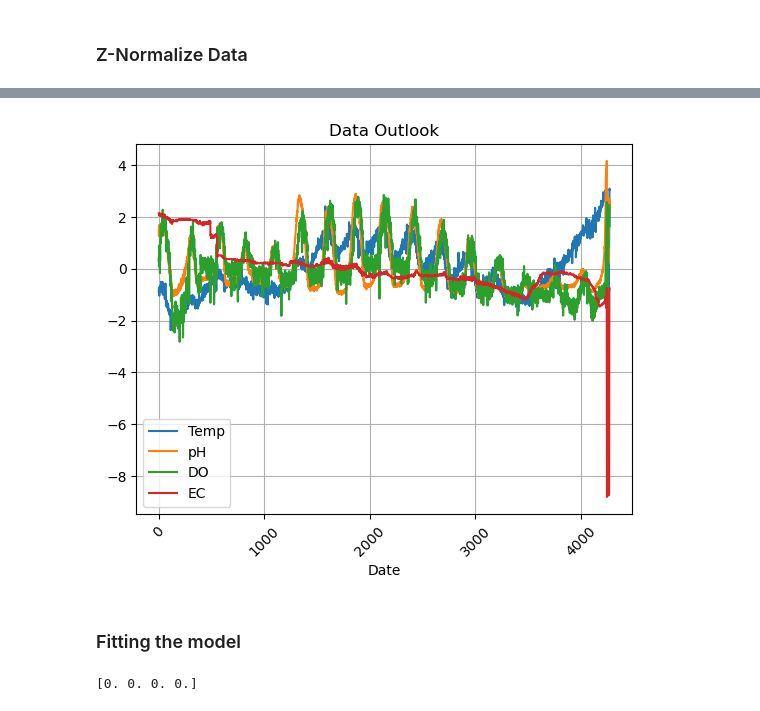
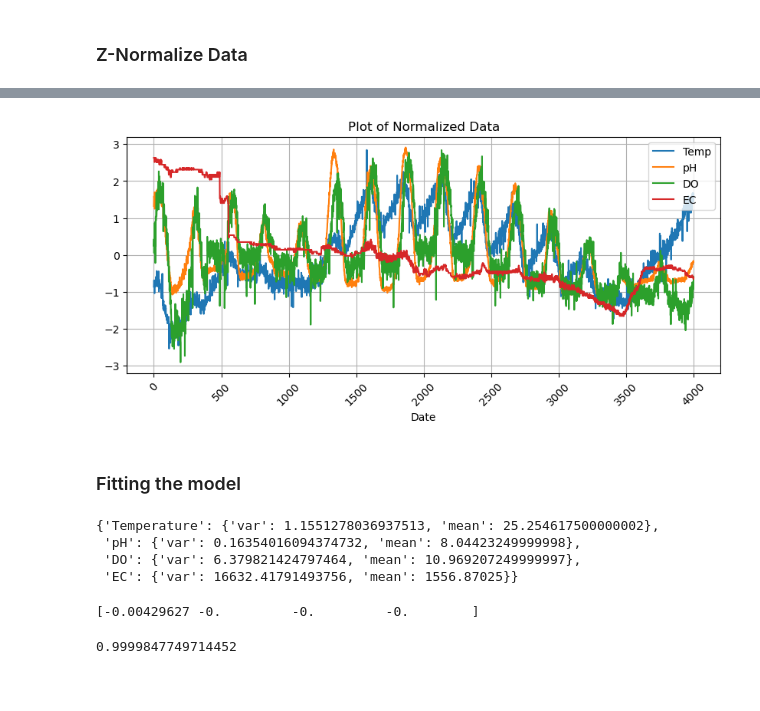
Before and after one commit to HonAnson/water_control_algorithm, a Jupyter notebook: multivariant_gauss_water_quality.ipynb, the cells around one changed output, grey strips where cells are left out. Cells and saved outputs as stored; diff of their text form; code cells hidden in the pictures; blank space fills up the shorter version.

```diff
--- a/multivariant_gauss_water_quality.ipynb
+++ b/multivariant_gauss_water_quality.ipynb
@@ -32,7 +38,7 @@ plt.show()
 ### Z-Normalize Data
 # %%
 #first, we are only interested in water parameter datas, which are column 3 to 6
-water_data = data[:,3:7]
+water_data = data[0:4000,3:7]
 
 #define empty array for putting normalized water data
 water_data_norm = np.zeros(water_data.shape)
@@ -41,13 +47,26 @@ water_data_norm = np.zeros(water_data.shape)
 water_data_var = np.zeros(water_data.shape[1])
 water_data_mean = np.zeros(water_data.shape[1])
 
+
+data_names = ["Temperature", "pH", "DO", "EC"]
+z_normalizing_constant = {name : {} for name in data_names}
+
 #carryout normalization by each column
 for i in range(water_data.shape[1]):
-    #calculate mean and variance for each data column
+    # calculate mean and variance for each data column
     water_data_var[i] = np.var(water_data[:,i])
     water_data_mean[i] = np.mean(water_data[:,i])
+
+    # record mean and variance of water data
+    name = data_names[i]
+    z_normalizing_constant[name]['var'] = water_data_var[i]
+    z_normalizing_constant[name]['mean'] = water_data_mean[i]
+
     #conduct z-normalization by subtracting sample mean and divided by standard deviation
     water_data_norm[:,i] = (water_data[:,i] - water_data_mean[i]) / np.sqrt(water_data_var[i])
 
-print(water_data_norm)
+np.save('normalizing_constants', z_normalizing_constant)
+
+#now we can test our function with different
+print(np.mean(water_data_norm))   # very close to zero
 # %% [output]
@@ -61,22 +81,21 @@ print(water_data_norm)
 # %%
 #Plot normalized data and have a look
-plt.figure()
-plt.title('Data Outlook')
+plt.figure(figsize = (10,4))
+plt.title('Plot of Normalized Data')
 plt.xlabel('Date')
 plt.ylabel('')
 
-
-plt.plot(np.transpose(data[:,0]), np.transpose(water_data_norm[:,0]), linestyle='-',label='Temp')
-plt.plot(np.transpose(data[:,0]), np.transpose(water_data_norm[:,1]), linestyle='-',label='pH')
-plt.plot(np.transpose(data[:,0]), np.transpose(water_data_norm[:,2]), linestyle='-',label='DO')
-plt.plot(np.transpose(data[:,0]), np.transpose(water_data_norm[:,3]), linestyle='-',label='EC')
+plt.plot(np.transpose(water_data_norm[:,0]), linestyle='-',label='Temp')
+plt.plot(np.transpose(water_data_norm[:,1]), linestyle='-',label='pH')
+plt.plot(np.transpose(water_data_norm[:,2]), linestyle='-',label='DO')
+plt.plot(np.transpose(water_data_norm[:,3]), linestyle='-',label='EC')
 plt.xticks(rotation=45)
 
-plt.legend()
+plt.legend(loc='upper right')
 plt.grid()
 plt.show()
 # %% [output]
-[figure, old version]
+[figure, new version]
 # %% [markdown]
 ### Fitting the model
 # %%
@@ -100,8 +120,34 @@ def water_mul_var_gauss(water_data_input,dim):
 def water_data_normalize(input):
     output = np.divide((input - water_data_mean),np.sqrt(water_data_var))
     return output
-# %%
-#now we can test our function with different
-print(water_data_normalize(water_data_mean))   # 0, 0, 0, 0
-# %% [output]
-[0. 0. 0. 0.]
+# %%
+z_normalizing_constant
+# %% [output]
+{'Temperature': {'var': 1.1551278036937513, 'mean': 25.254617500000002},
+ 'pH': {'var': 0.16354016094374732, 'mean': 8.04423249999998},
+ 'DO': {'var': 6.379821424797464, 'mean': 10.969207249999997},
+ 'EC': {'var': 16632.41791493756, 'mean': 1556.87025}}
+# %%
+### Finally, we cna define our model here:
+
+suggestion_vector1 = np.array([1, 0, 0, 0], dtype = np.float64)    # make sure this vector has norm 1
+suggestion_1 = "temperature too hot/cold"
+
+
+# Given an instant of status of water:
+water_state = np.array([25.25, 8, 2, 250])
+
+# first normalize the data
+water_state_norm = water_data_normalize(water_state)
+
+# then project water status to suggestion vector
+product1 = np.inner(water_state_norm, suggestion_vector1)
+projection1 = product1 * suggestion_vector1
+
+print(projection1)
+# now we can evaluate such suggestion vector using multivariant gaussian model
+test = water_mul_var_gauss(projection1)
+test
+# %% [output]
+[-0.00429627 -0.         -0.         -0.        ]
+0.9999847749714452
```
Also changed, not shown: parts of 7 cells of this notebook, 5 other files.
